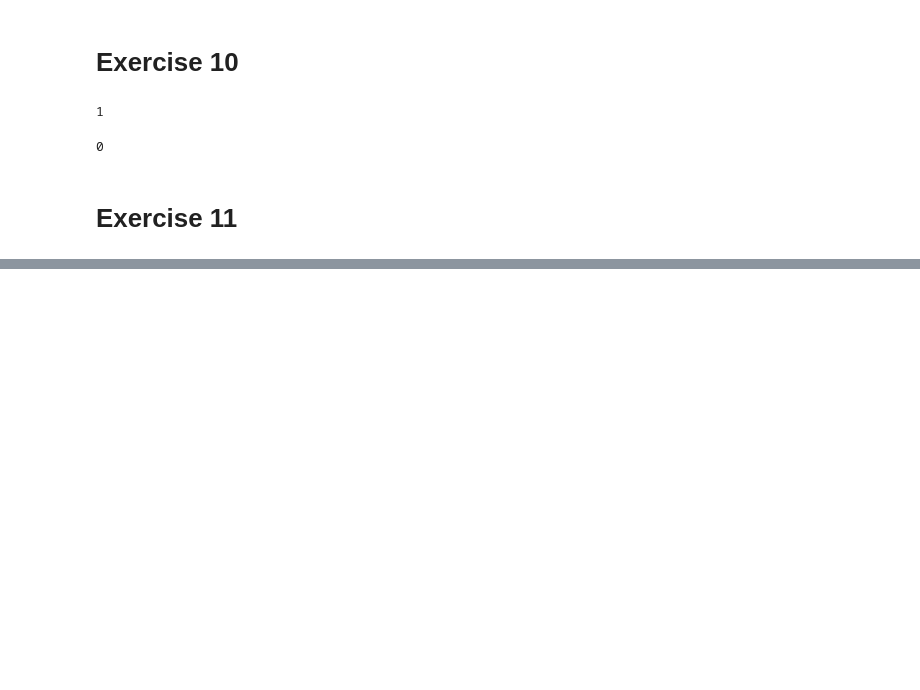
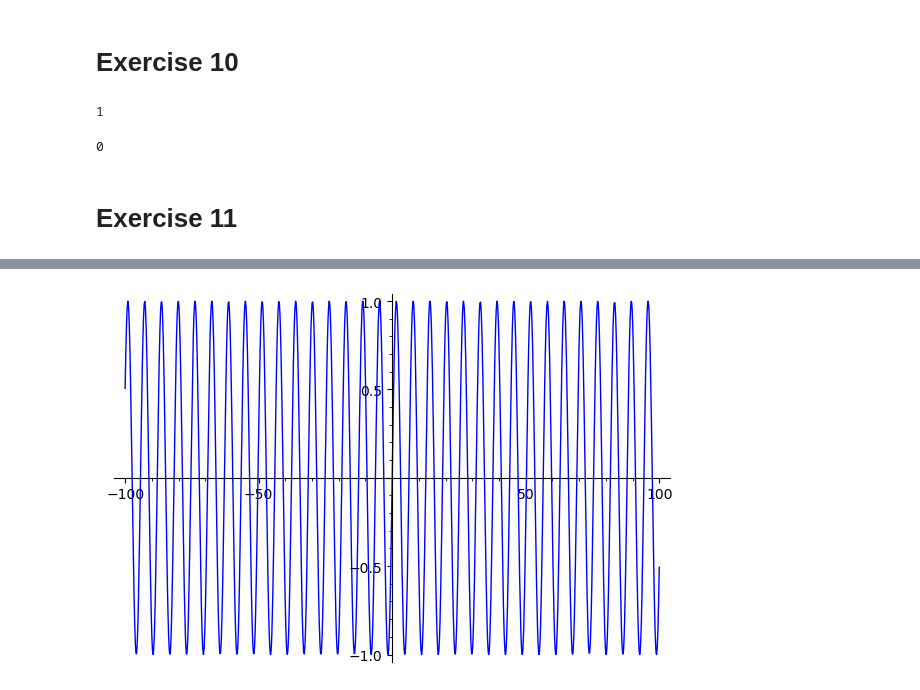
Before and after one commit to georgerapeanu/BBU-Computer-Science, a Jupyter notebook: Semester2/SD/lab1.ipynb, the cells around one changed output, grey strips where cells are left out. Cells and saved outputs as stored; diff of their text form; code cells hidden in the pictures; blank space fills up the shorter version.

```diff
--- a/Semester2/SD/lab1.ipynb
+++ b/Semester2/SD/lab1.ipynb
@@ -169,0 +176,4 @@ Graphics object consisting of 1 graphics primitive
+# %%
+plot(f,-100,100)
+# %% [output]
+[figure, added]
```
Also changed, not shown: parts of 23 cells of this notebook.
